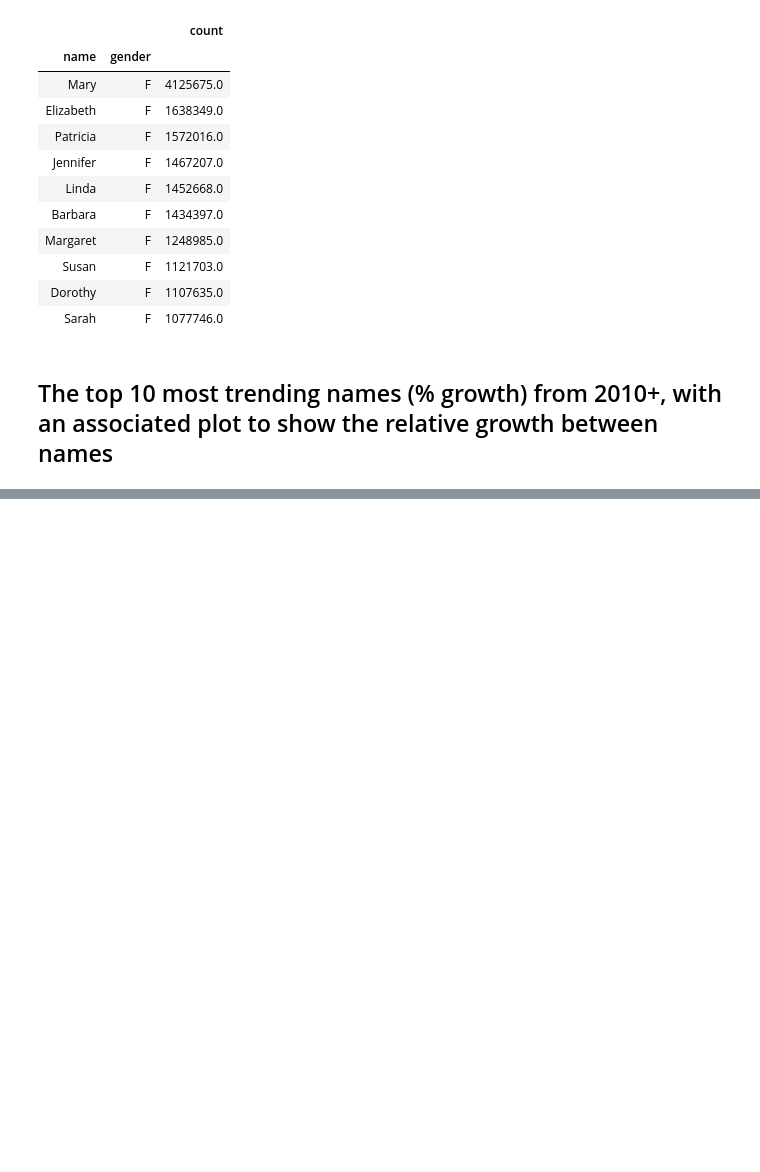
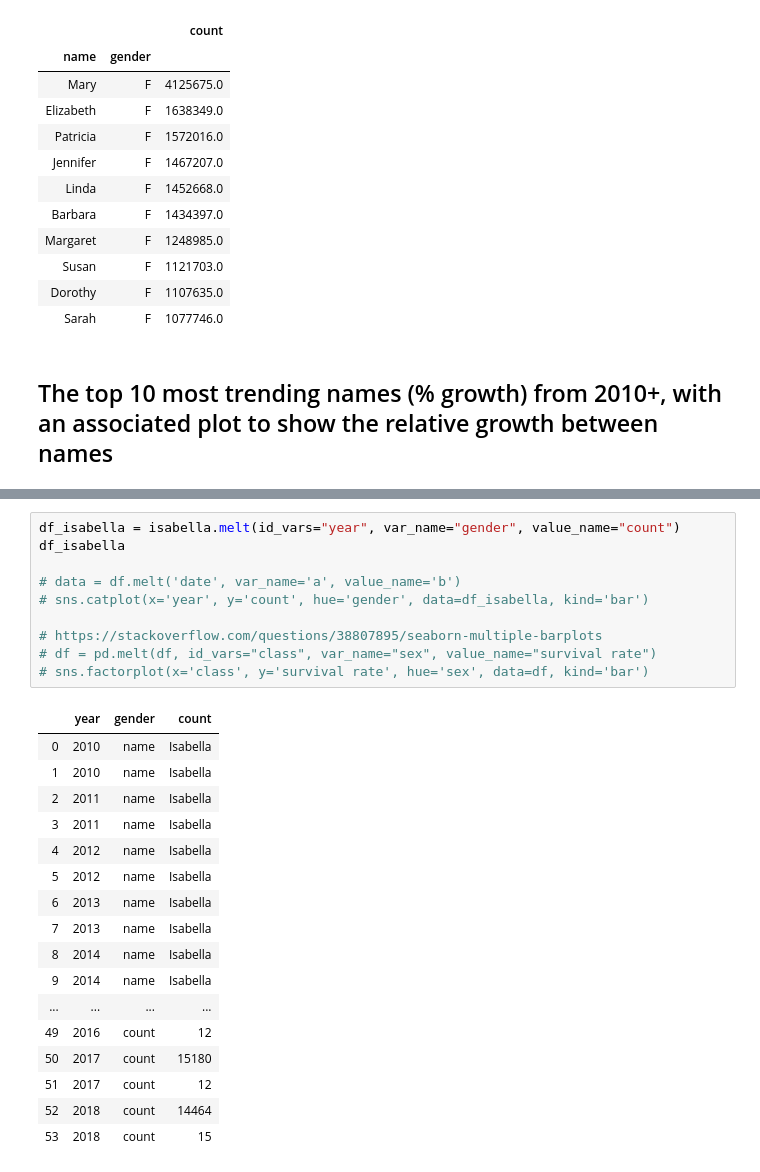
Before and after one commit to RaymondDashWu/SPD-2.4-Job-Search-and-Interview-Practice, a Jupyter notebook: interviewqs.com/Trending Baby Names.ipynb, the cells around one changed output, grey strips where cells are left out. Cells and saved outputs as stored; diff of their text form; blank space fills up the shorter version.

```diff
--- a/interviewqs.com/Trending Baby Names.ipynb
+++ b/interviewqs.com/Trending Baby Names.ipynb
@@ -93,0 +161,28 @@ female_names.groupby(['name', 'gender']).agg({'count': 'sum'}).sort_values(by='c
+# %%
+df_isabella = isabella.melt(id_vars="year", var_name="gender", value_name="count")
+df_isabella
+
+# data = df.melt('date', var_name='a', value_name='b')
+# sns.catplot(x='year', y='count', hue='gender', data=df_isabella, kind='bar')
+
+# https://stackoverflow.com/questions/38807895/seaborn-multiple-barplots
+# df = pd.melt(df, id_vars="class", var_name="sex", value_name="survival rate")
+# sns.factorplot(x='class', y='survival rate', hue='sex', data=df, kind='bar')
+# %% [output]
+|  | year | gender | count |
+| 0 | 2010 | name | Isabella |
+| 1 | 2010 | name | Isabella |
+| 2 | 2011 | name | Isabella |
+| 3 | 2011 | name | Isabella |
+| 4 | 2012 | name | Isabella |
+| 5 | 2012 | name | Isabella |
+| 6 | 2013 | name | Isabella |
+| 7 | 2013 | name | Isabella |
+| 8 | 2014 | name | Isabella |
+| 9 | 2014 | name | Isabella |
+| ... | ... | ... | ... |
+| 49 | 2016 | count | 12 |
+| 50 | 2017 | count | 15180 |
+| 51 | 2017 | count | 12 |
+| 52 | 2018 | count | 14464 |
+| 53 | 2018 | count | 15 |
```
Also changed, not shown: parts of 6 cells of this notebook.
